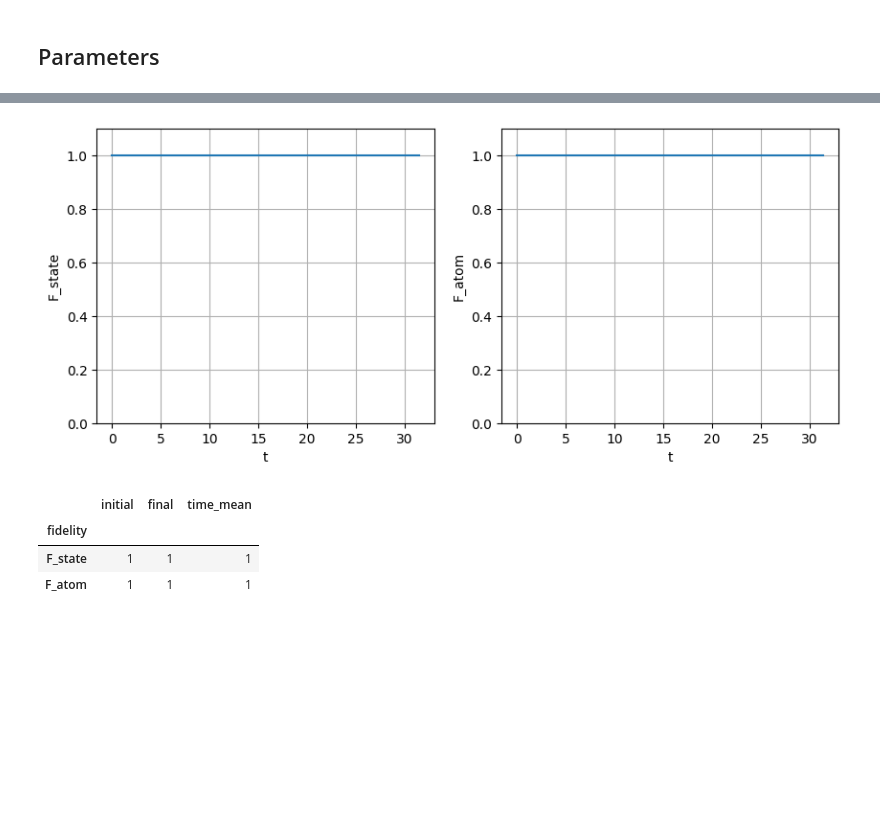
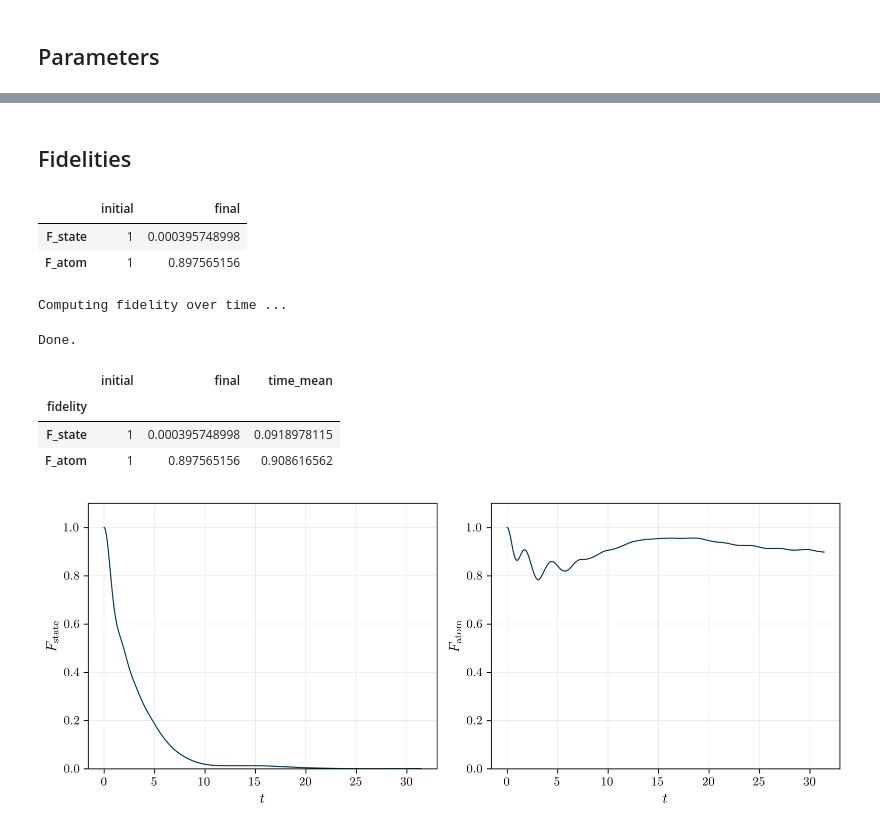
Before and after one commit to oriolpug/rabi-truncation, a Jupyter notebook: notebooks/scattering.ipynb, the cells around one changed output, grey strips where cells are left out. Cells and saved outputs as stored; diff of their text form; code cells hidden in the pictures; blank space fills up the shorter version.

Commit message:
confirming that hard truncation does not work on scattering experiment

```diff
--- a/notebooks/scattering.ipynb
+++ b/notebooks/scattering.ipynb
@@ -102,0 +113,18 @@ display(observable_summary)
+# %%
+print("Full + totalcap experiment ")
+experiment = run_scattering(param_photon, param_atom, param_time_evol, cutoffs,
+                            n_max=n_max,
+                            truncation=truncation,
+                            progress=True,
+                            RWA=RWA,
+                            CTRL_M_EXPLICIT=CTRL_M_EXPLICIT,
+                            M=M)
+print("------------ \n")
+print("Truncated experiment  ")
+candidate = run_scattering(param_photon, param_atom, param_time_evol, cutoffs,
+                           n_max=n_max,
+                           truncation='truncated',
+                           progress=True,
+                           RWA=RWA,
+                           CTRL_M_EXPLICIT=CTRL_M_EXPLICIT,
+                           M=M)
@@ -103,26 +210,38 @@ display(observable_summary)
+# %% [markdown]
+## Fidelities
 # %%
-candidate = run_scattering(param_photon, param_atom, param_time_evol, cutoffs,
-                           n_max=n_max, truncation='truncated', RWA=RWA,
-                           CTRL_M_EXPLICIT=CTRL_M_EXPLICIT, M=M)
-F = fidelities_over_time(candidate, experiment)
-fig, axes = plt.subplots(1, 2, figsize=(10, 4))
-for ax, name in zip(axes, ('F_state', 'F_atom')):
-    ax.plot(experiment.times, F[name])
-    ax.set(xlabel='t', ylabel=name)
-    ax.set_ylim([0,1.1])
-    ax.grid()
-plt.show()
+initial_and_final = fidelities(experiment, candidate)
+display(initial_and_final)
 
-fidelity_history = pd.DataFrame(F, index=pd.Index(experiment.times, name='time'))
+times = experiment.times
+F = fidelities_over_time(candidate, experiment, progress=True)
+
+fidelity_history = pd.DataFrame(F, index=pd.Index(times, name='time'))
 fidelity_summary = pd.DataFrame({
     'initial': {name: values[0] for name, values in F.items()},
     'final': {name: values[-1] for name, values in F.items()},
     'time_mean': {name: np.mean(values) for name, values in F.items()},
 }).rename_axis('fidelity')
 display(fidelity_summary)
 # %% [output]
-[figure, removed]
-|  | initial | final | time_mean |
-| fidelity |  |  |  |
-| F_state | 1 | 1 | 1 |
-| F_atom | 1 | 1 | 1 |
+|  | initial | final |
+| F_state | 1 | 0.000395748998 |
+| F_atom | 1 | 0.897565156 |
+Computing fidelity over time ...
+Done.
+|  | initial | final | time_mean |
+| fidelity |  |  |  |
+| F_state | 1 | 0.000395748998 | 0.0918978115 |
+| F_atom | 1 | 0.897565156 | 0.908616562 |
+# %%
+fig, axes = plt.subplots(1, 2, figsize=(10, 4))
+for ax, name, label in zip(axes, ('F_state', 'F_atom'), (r'$F_{\mathrm{state}}$', r'$F_{\mathrm{atom}}$')):
+    ax.plot(fidelity_history.index, fidelity_history[name])
+    ax.set(xlabel=r'$t$', ylabel=label, ylim=(0, 1.1))
+for ax in axes.flat:
+    ax.grid(color='0.9', linestyle='-', linewidth=0.5)
+    ax.tick_params(length=4, width=0.8)
+fig.tight_layout()
+plt.show()
+# %% [output]
+[figure, added]
```
Also changed, not shown: parts of 15 cells of this notebook, 20 other files.
